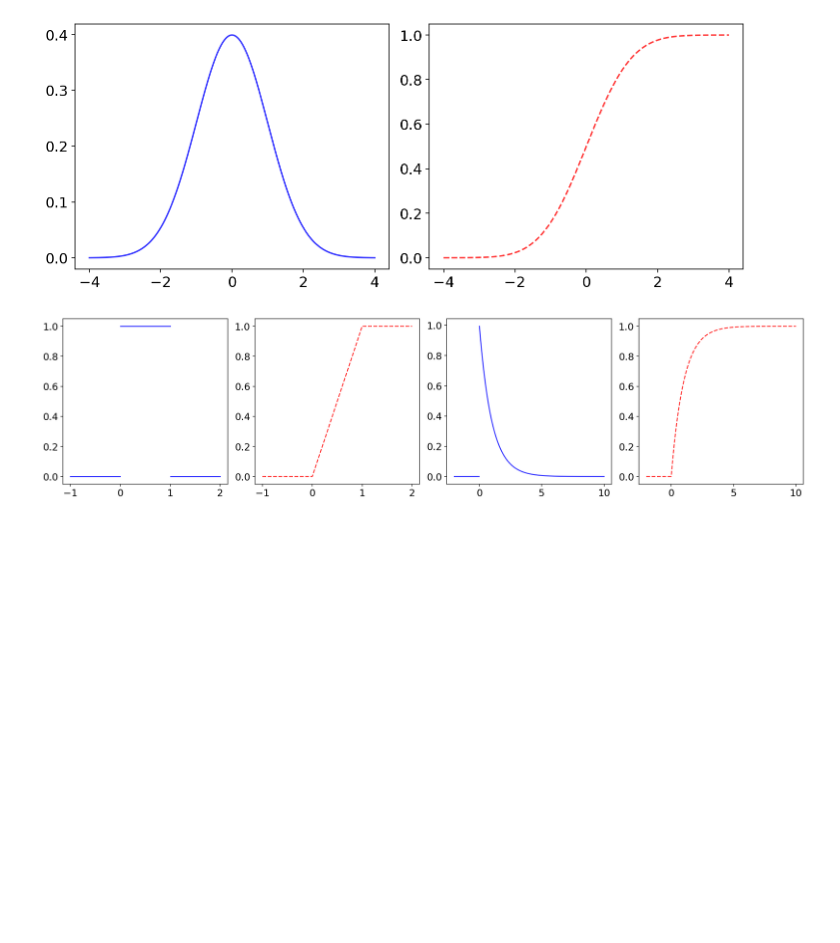
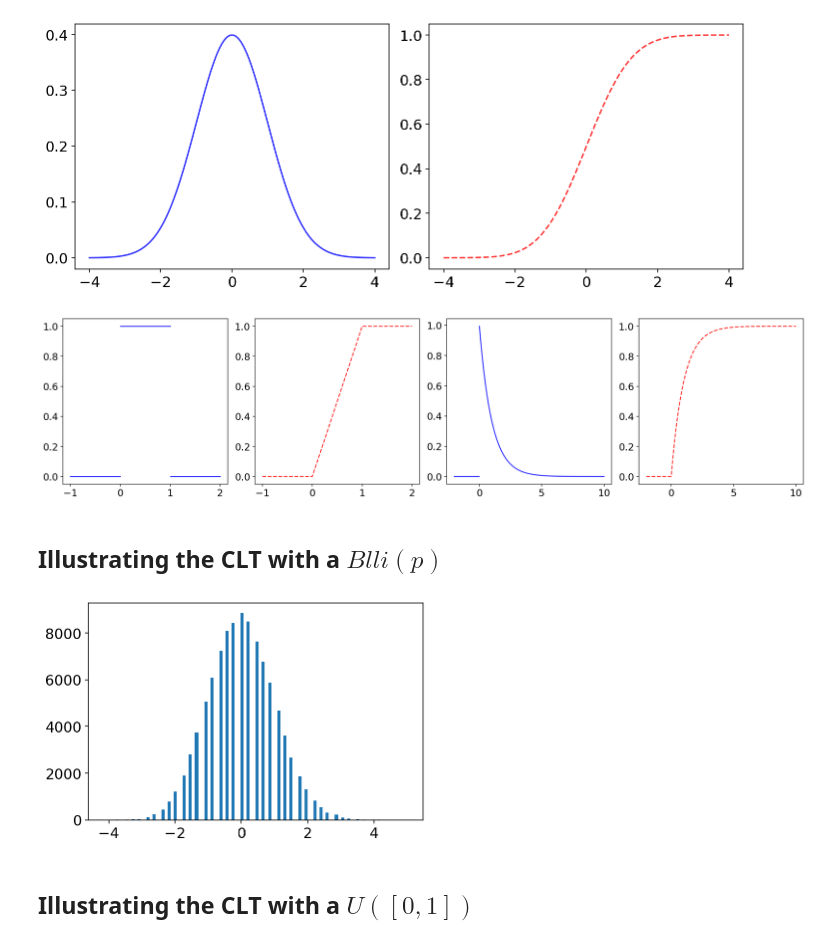
Before and after one commit to leandro-sbetancourt/kcl-continuous-time-finance, a Jupyter notebook: notebooks/Ch2-Probability-essentials.ipynb, the cells around one changed output. Cells and saved outputs as stored; diff of their text form; code cells hidden in the pictures; blank space fills up the shorter version.

```diff
--- a/notebooks/Ch2-Probability-essentials.ipynb
+++ b/notebooks/Ch2-Probability-essentials.ipynb
@@ -92,3 +92,20 @@ plt.savefig('../figures/uniform_and_exp_rv_pdf_cdf.pdf', format="pdf", dpi=resol
 plt.show()
 # %% [output]
 [figure]
+# %% [markdown]
+## Illustrating the CLT with a $Blli(p)$
+# %%
+n_sum = 100
+samples = 100_000
+p = 0.3
+std = np.sqrt(p*(1-p))
+X = np.random.binomial(n = 1, p = p, size = (n_sum, samples))
+# %%
+Z = (np.mean(X, axis=0) - p)/(std/np.sqrt(n_sum))
+# %%
+plt.hist(Z, bins = 100)
+plt.show()
+# %% [output]
+[figure, added]
+# %% [markdown]
+## Illustrating the CLT with a $U([0,1])$
```
Also changed, not shown: parts of 3 cells of this notebook.
